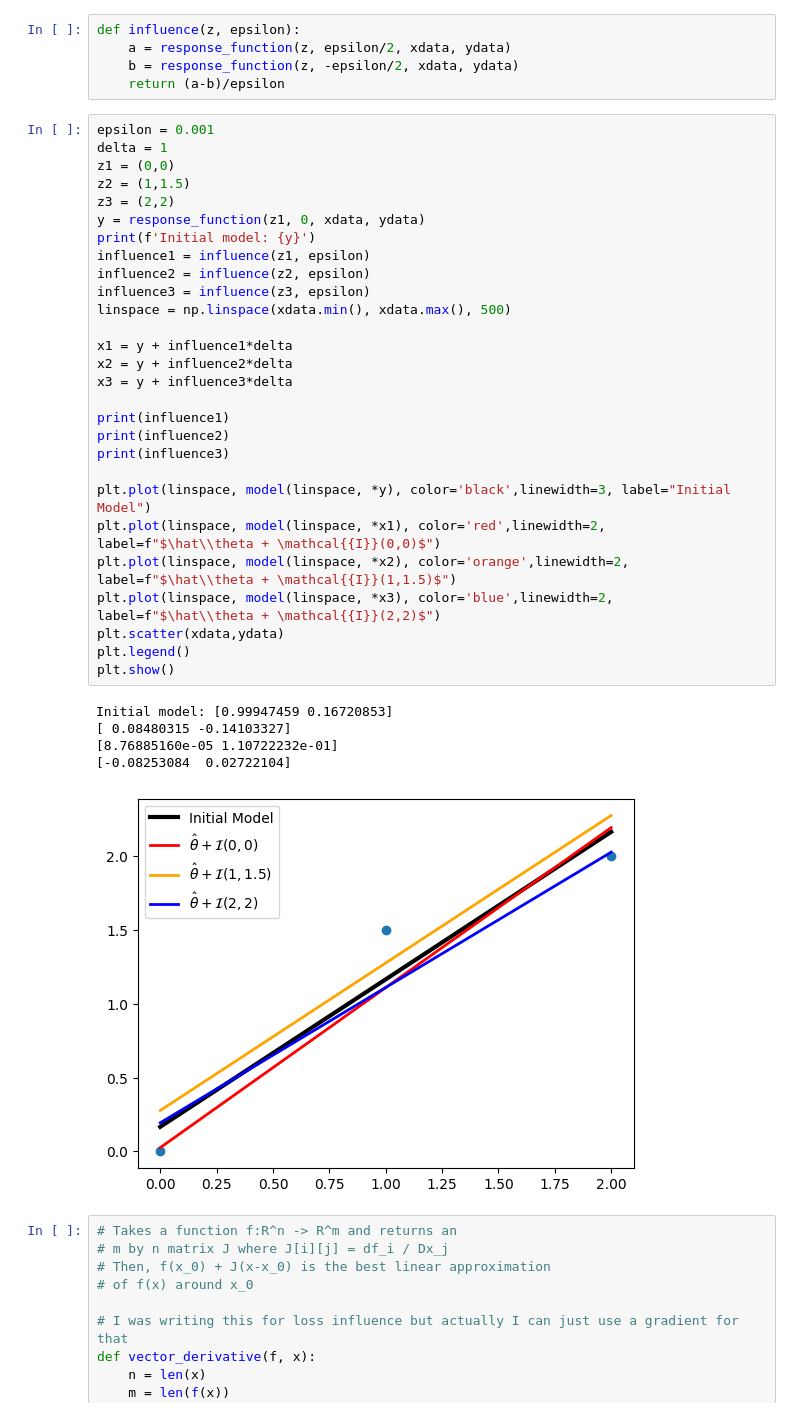
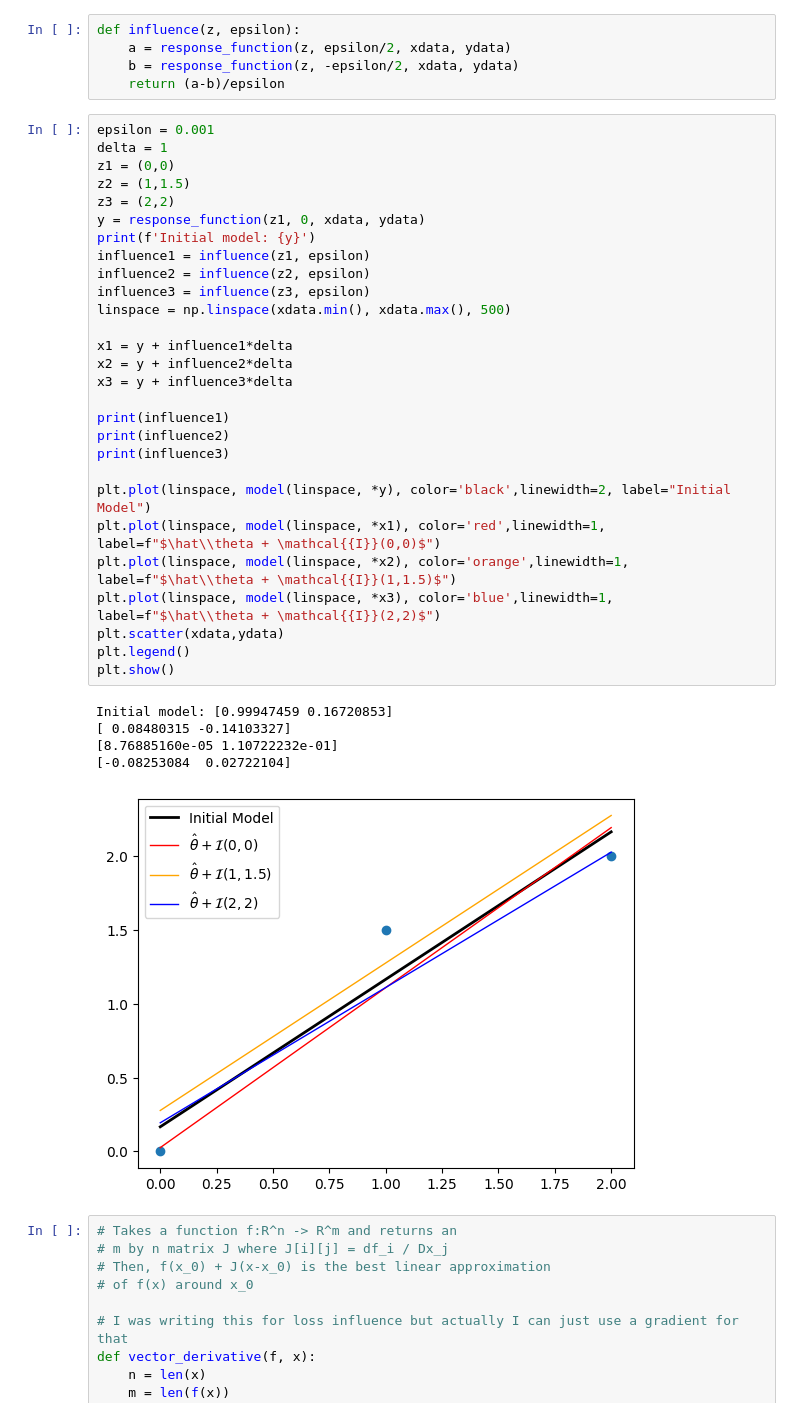
Before and after one commit to AprilKopec/Reed-Thesis, a Jupyter notebook: Influence Function/Influence Functions.ipynb, the cells around one changed output. Drawn from its saved outputs; the diff is of its cells as text.

```diff
--- a/Influence Function/Influence Functions.ipynb
+++ b/Influence Function/Influence Functions.ipynb
@@ -84,37 +84,37 @@ def influence(z, epsilon):
 # %%
 epsilon = 0.001
 delta = 1
 z1 = (0,0)
 z2 = (1,1.5)
 z3 = (2,2)
 y = response_function(z1, 0, xdata, ydata)
 print(f'Initial model: {y}')
 influence1 = influence(z1, epsilon)
 influence2 = influence(z2, epsilon)
 influence3 = influence(z3, epsilon)
 linspace = np.linspace(xdata.min(), xdata.max(), 500)
 
 x1 = y + influence1*delta
 x2 = y + influence2*delta
 x3 = y + influence3*delta
 
 print(influence1)
 print(influence2)
 print(influence3)
 
-plt.plot(linspace, model(linspace, *y), color='black',linewidth=3, label="Initial Model")
-plt.plot(linspace, model(linspace, *x1), color='red',linewidth=2, label=f"$\hat\\theta + \mathcal{{I}}(0,0)$")
-plt.plot(linspace, model(linspace, *x2), color='orange',linewidth=2, label=f"$\hat\\theta + \mathcal{{I}}(1,1.5)$")
-plt.plot(linspace, model(linspace, *x3), color='blue',linewidth=2, label=f"$\hat\\theta + \mathcal{{I}}(2,2)$")
+plt.plot(linspace, model(linspace, *y), color='black',linewidth=2, label="Initial Model")
+plt.plot(linspace, model(linspace, *x1), color='red',linewidth=1, label=f"$\hat\\theta + \mathcal{{I}}(0,0)$")
+plt.plot(linspace, model(linspace, *x2), color='orange',linewidth=1, label=f"$\hat\\theta + \mathcal{{I}}(1,1.5)$")
+plt.plot(linspace, model(linspace, *x3), color='blue',linewidth=1, label=f"$\hat\\theta + \mathcal{{I}}(2,2)$")
 plt.scatter(xdata,ydata)
 plt.legend()
 plt.show()
 # %% [output]
 Initial model: [0.99947459 0.16720853]
 [ 0.08480315 -0.14103327]
 [8.76885160e-05 1.10722232e-01]
 [-0.08253084  0.02722104]
-[figure, old version]
+[figure, new version]
 # %%
 # Takes a function f:R^n -> R^m and returns an
 # m by n matrix J where J[i][j] = df_i / Dx_j
```
Also changed, not shown: 16 other files.
